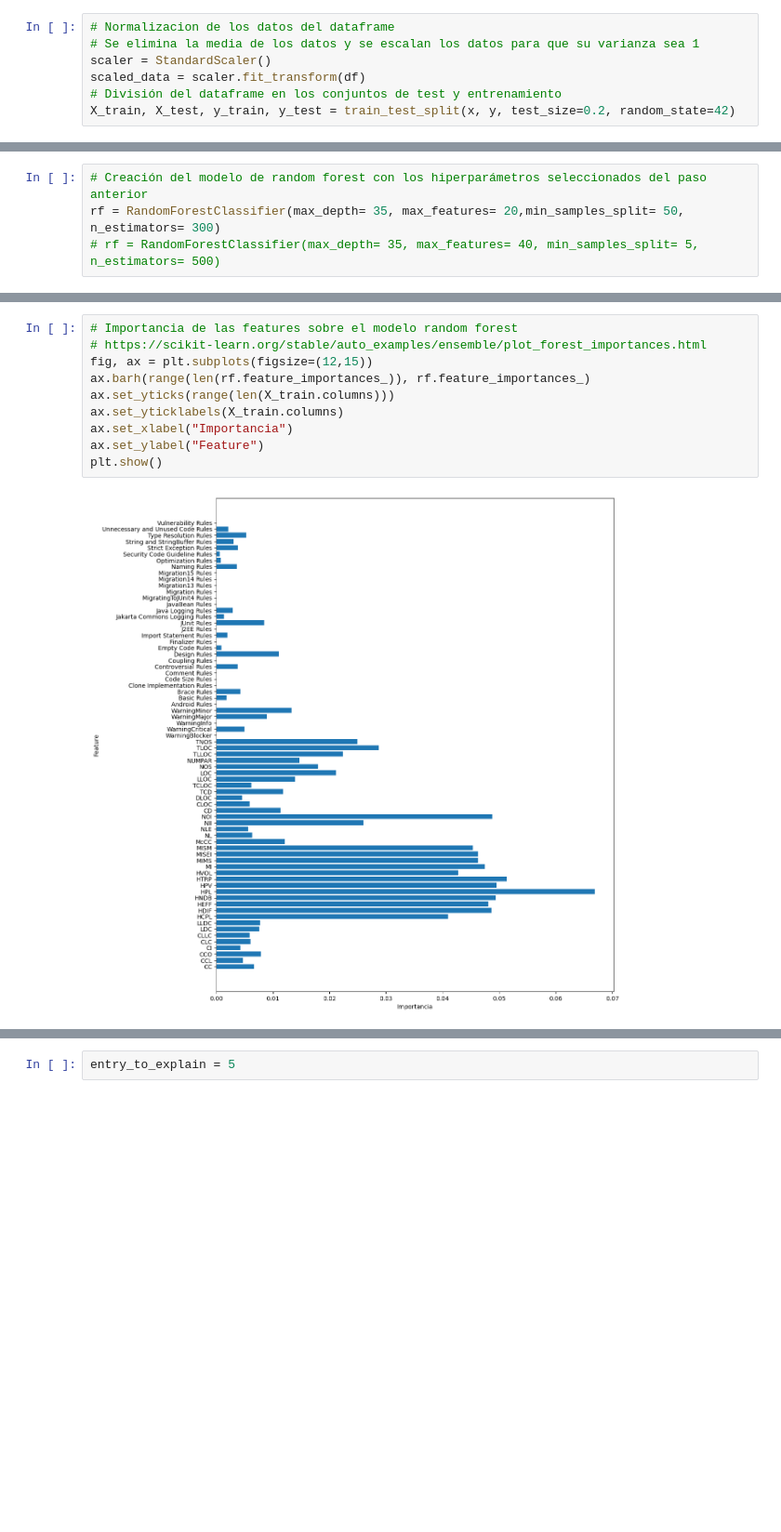
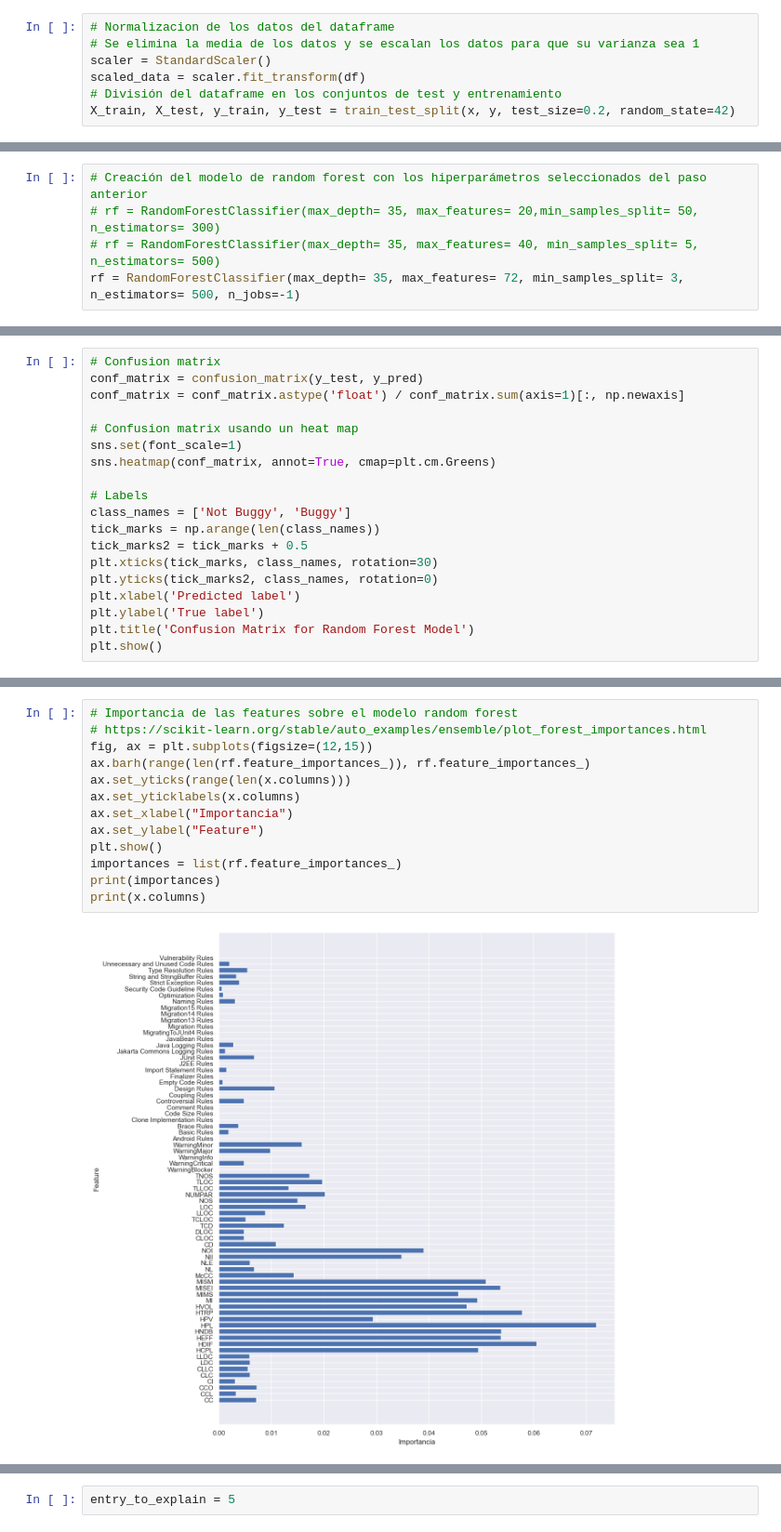
Before and after one commit to davidmacar/bug-prediction-explanation, a Jupyter notebook: clasificacion_buggy.ipynb, the cells around one changed output, grey strips where cells are left out. Shown at 93% size. Drawn from its saved outputs; the diff is of its cells as text; blank space fills up the shorter version.

```diff
--- a/clasificacion_buggy.ipynb
+++ b/clasificacion_buggy.ipynb
@@ -199,8 +162,9 @@ GS = GridSearchCV(estimator = rf,
 #print(GS.best_params_)
 # %%
 # Creación del modelo de random forest con los hiperparámetros seleccionados del paso anterior
-rf = RandomForestClassifier(max_depth= 35, max_features= 20,min_samples_split= 50, n_estimators= 300)
+# rf = RandomForestClassifier(max_depth= 35, max_features= 20,min_samples_split= 50, n_estimators= 300)
 # rf = RandomForestClassifier(max_depth= 35, max_features= 40, min_samples_split= 5, n_estimators= 500)
+rf = RandomForestClassifier(max_depth= 35, max_features= 72, min_samples_split= 3, n_estimators= 500, n_jobs=-1)
 # %%
 # Entrenado del modelo de random forest
 rf.fit(X_train, y_train)
@@ -219,0 +191,19 @@ Predicciones correctas: 15765
+# %%
+# Confusion matrix
+conf_matrix = confusion_matrix(y_test, y_pred)
+conf_matrix = conf_matrix.astype('float') / conf_matrix.sum(axis=1)[:, np.newaxis]
+
+# Confusion matrix usando un heat map
+sns.set(font_scale=1)
+sns.heatmap(conf_matrix, annot=True, cmap=plt.cm.Greens)
+
+# Labels
+class_names = ['Not Buggy', 'Buggy']
+tick_marks = np.arange(len(class_names))
+tick_marks2 = tick_marks + 0.5
+plt.xticks(tick_marks, class_names, rotation=30)
+plt.yticks(tick_marks2, class_names, rotation=0)
+plt.xlabel('Predicted label')
+plt.ylabel('True label')
+plt.title('Confusion Matrix for Random Forest Model')
+plt.show()
@@ -220,12 +248,15 @@ Predicciones correctas: 15765
 # %%
 # Importancia de las features sobre el modelo random forest
 # https://scikit-learn.org/stable/auto_examples/ensemble/plot_forest_importances.html
 fig, ax = plt.subplots(figsize=(12,15))
 ax.barh(range(len(rf.feature_importances_)), rf.feature_importances_)
-ax.set_yticks(range(len(X_train.columns)))
-ax.set_yticklabels(X_train.columns)
+ax.set_yticks(range(len(x.columns)))
+ax.set_yticklabels(x.columns)
 ax.set_xlabel("Importancia")
 ax.set_ylabel("Feature")
 plt.show()
+importances = list(rf.feature_importances_)
+print(importances)
+print(x.columns)
 # %% [output]
-[figure, old version]
+[figure, new version]
```
Also changed, not shown: parts of 35 cells of this notebook.
